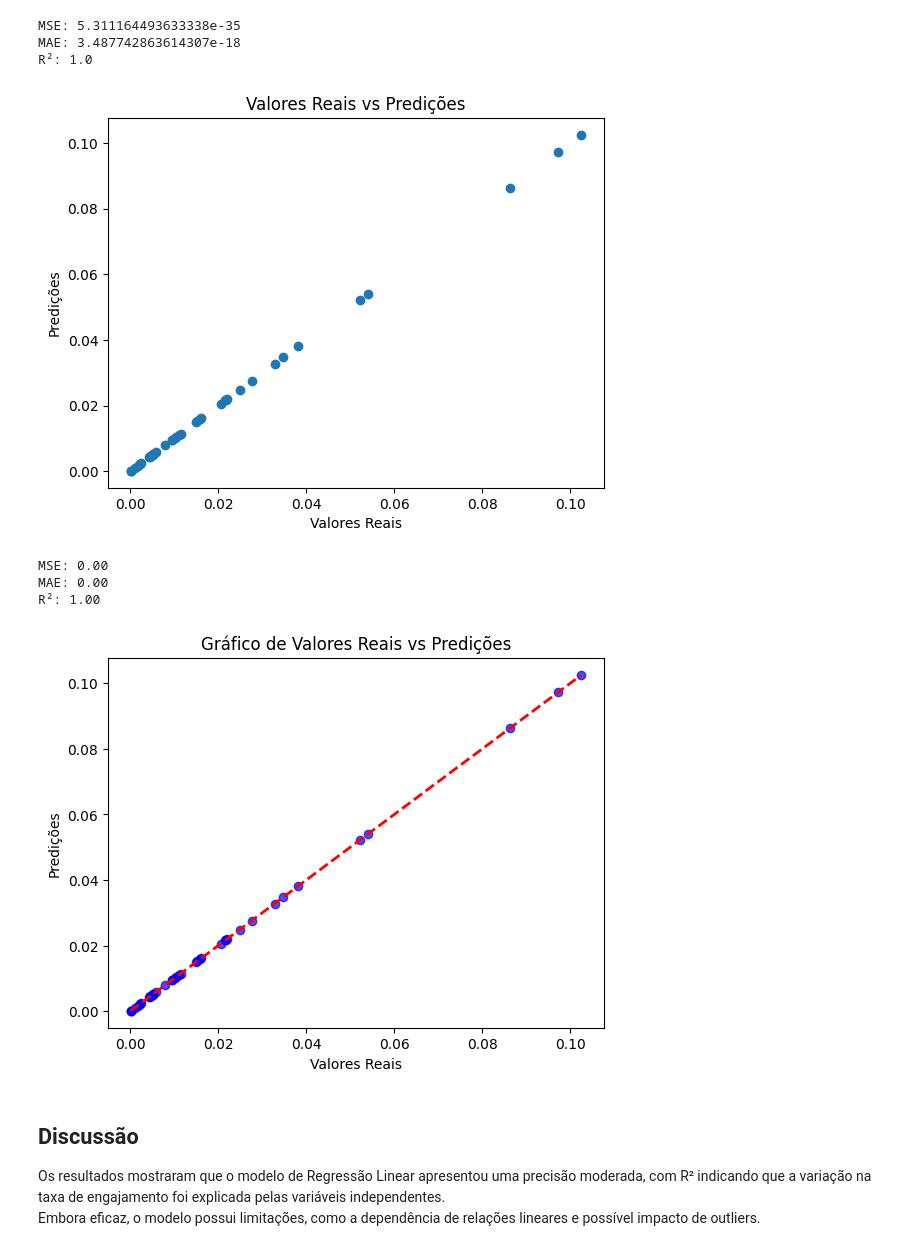
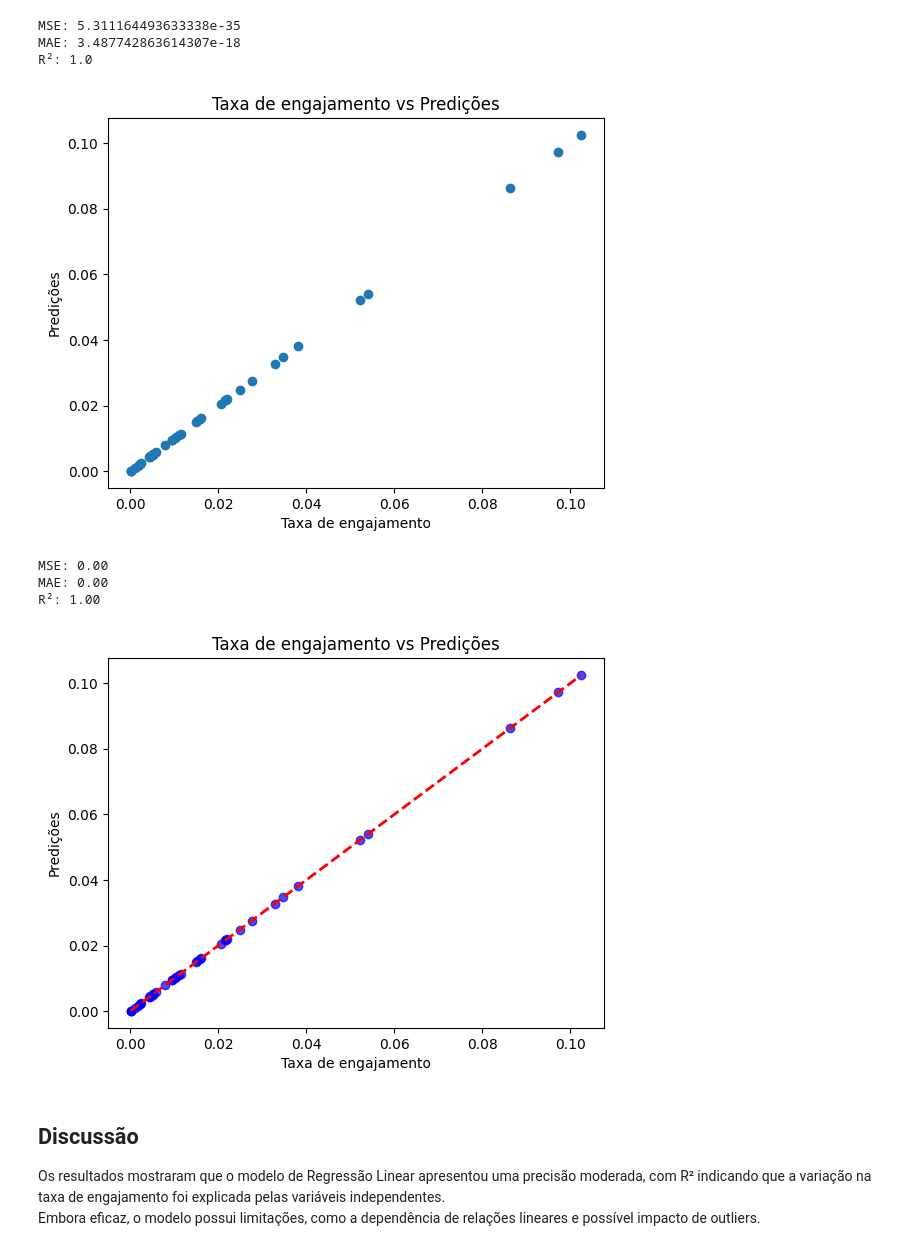
Before and after one commit to cbfelp/Projeto-Regressao-Linear, a Jupyter notebook: Relatorio_Tecnico_RegLinear.ipynb, the cells around one changed output. Drawn from its saved outputs; the diff is of its cells as text; code cells hidden in the pictures.

```diff
--- a/Relatorio_Tecnico_RegLinear.ipynb
+++ b/Relatorio_Tecnico_RegLinear.ipynb
@@ -101,9 +111,7 @@ Index(['rank', 'channel_info', 'influence_score', 'posts', 'followers',
-# %%
-df['60_day_eng_rate'] = df['60_day_eng_rate'].str.rstrip('%').astype(float) / 100
 # %%
 df['60_day_eng_rate'] = df['60_day_eng_rate'].fillna(df['60_day_eng_rate'].median())
 # %%
-X = df[['followers', '60_day_eng_rate']]
+X = df[['followers']]
 y = df['60_day_eng_rate']
 # %%
 X_train, X_test, y_train, y_test = train_test_split(X, y, test_size=0.2, random_state=42)
@@ -128,12 +136,12 @@ MAE: 3.487742863614307e-18
 R²: 1.0
 # %%
 plt.scatter(y_test, y_pred)
-plt.xlabel('Valores Reais')
+plt.xlabel('Taxa de engajamento')
 plt.ylabel('Predições')
-plt.title('Valores Reais vs Predições')
+plt.title('Taxa de engajamento vs Predições')
 plt.show()
 # %% [output]
-[figure, old version]
+[figure, new version]
 # %%
 mse = mean_squared_error(y_test, y_pred)
 mae = mean_absolute_error(y_test, y_pred)
@@ -149,12 +157,12 @@ R²: 1.00
 # %%
 plt.scatter(y_test, y_pred, alpha=0.7, color='b')
 plt.plot([y_test.min(), y_test.max()], [y_test.min(), y_test.max()], 'r--', lw=2)
-plt.xlabel('Valores Reais')
+plt.xlabel('Taxa de engajamento')
 plt.ylabel('Predições')
-plt.title('Gráfico de Valores Reais vs Predições')
+plt.title('Taxa de engajamento vs Predições')
 plt.show()
 # %% [output]
-[figure, old version]
+[figure, new version]
 # %% [markdown]
 ## Discussão
 Os resultados mostraram que o modelo de Regressão Linear apresentou uma precisão moderada, com R² indicando que
```
Also changed, not shown: parts of 5 cells of this notebook.
